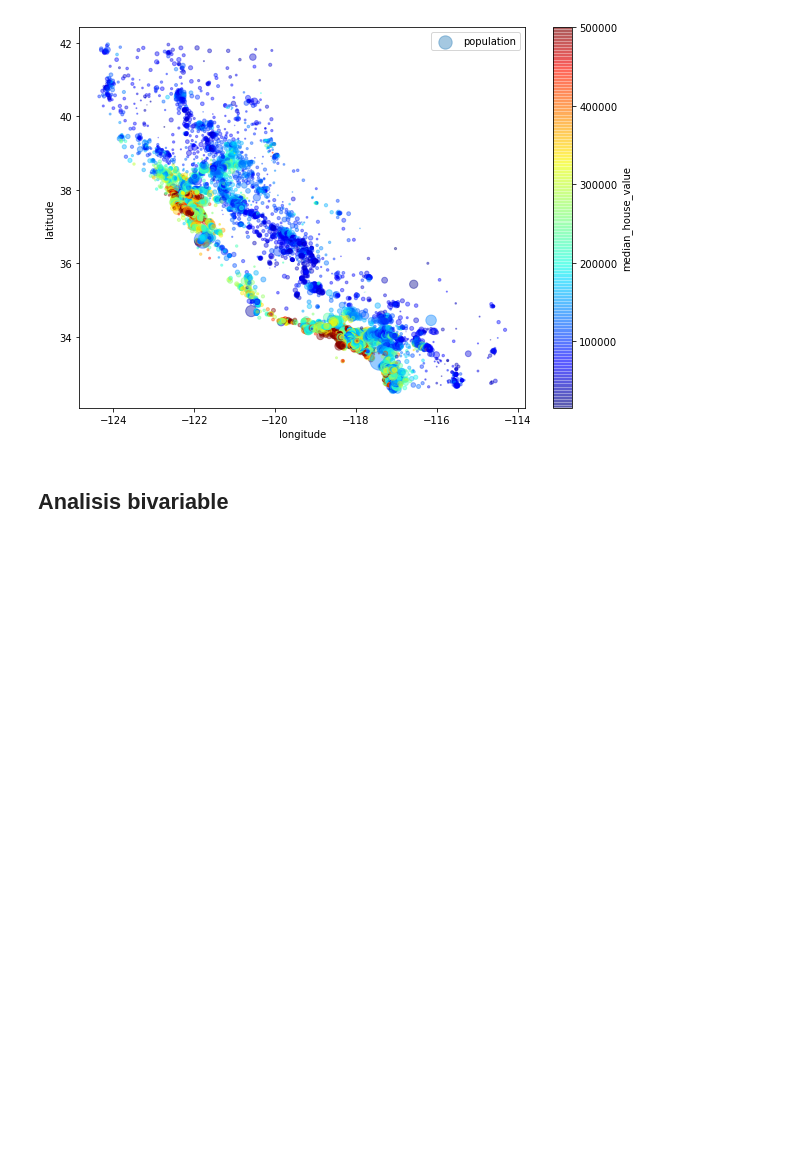
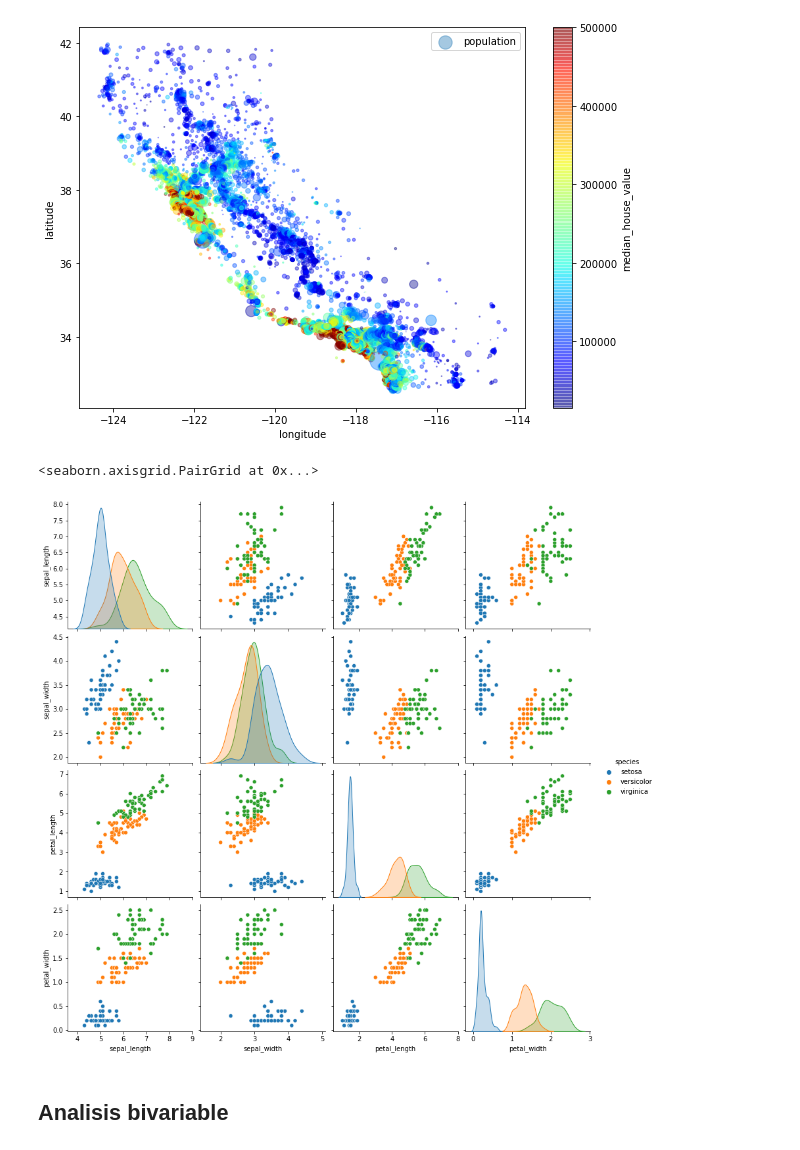
Before and after one commit to JmaldonadoRdV/Apuntes, a Jupyter notebook: AnalisisExploratorio/Preprocesado.ipynb, the cells around one changed output. Saved outputs shown, nothing was run; the diff lists cells and outputs as text; code cells hidden in the pictures; blank space fills up the shorter version.

```diff
--- a/AnalisisExploratorio/Preprocesado.ipynb
+++ b/AnalisisExploratorio/Preprocesado.ipynb
@@ -152,6 +153,13 @@ plt.legend()
 # %% [output]
 <matplotlib.legend.Legend at 0x...>
 [figure]
+# %%
+#Otro ejemplo
+iris_df=pd.read_csv('https://raw.githubusercontent.com/uiuc-cse/data-fa14/gh-pages/data/iris.csv')
+sns.pairplot(iris_df,hue="species",size=3)
+# %% [output]
+<seaborn.axisgrid.PairGrid at 0x...>
+[figure, added]
 # %% [markdown]
 ## Analisis bivariable
 # %%
```
Also changed, not shown: parts of 6 cells of this notebook, 1 other file.
